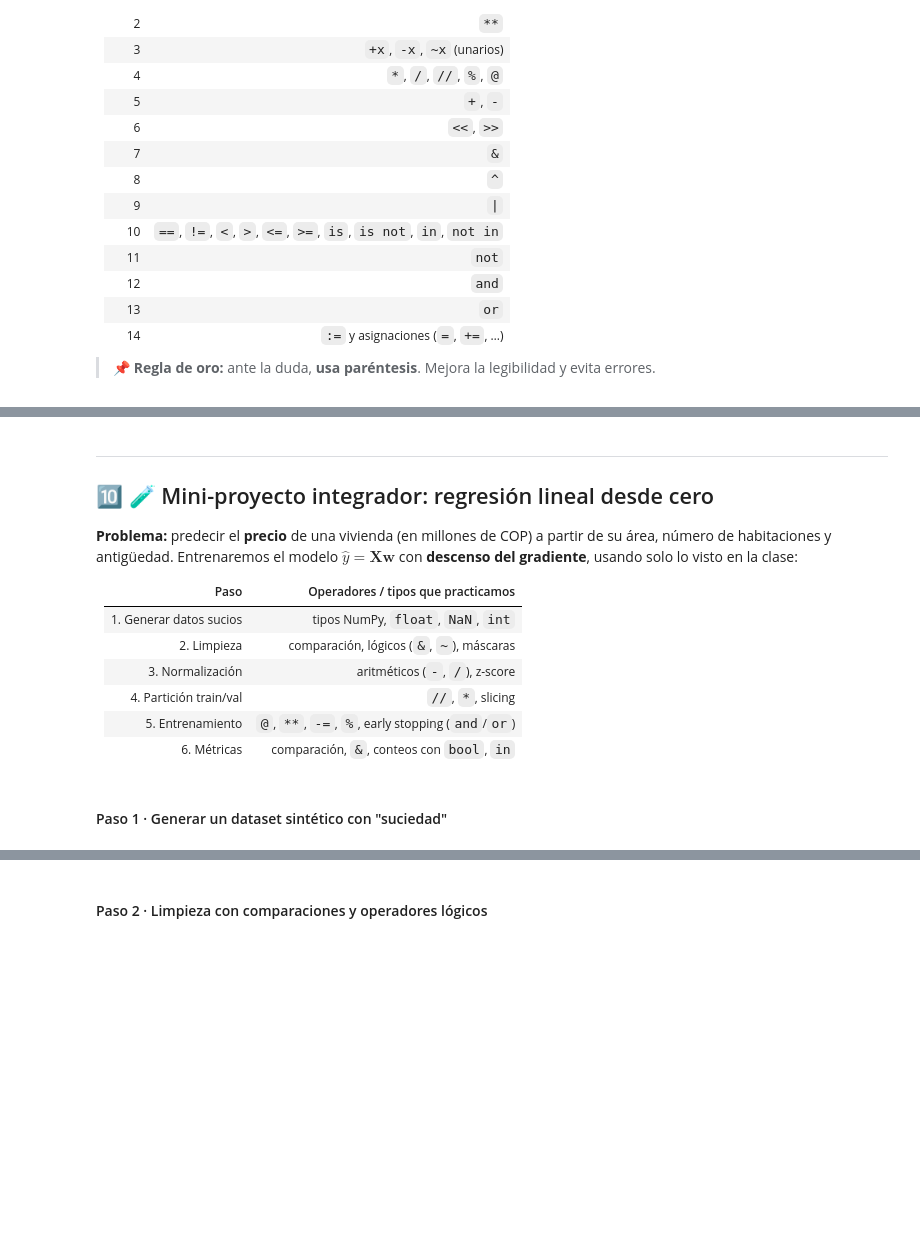
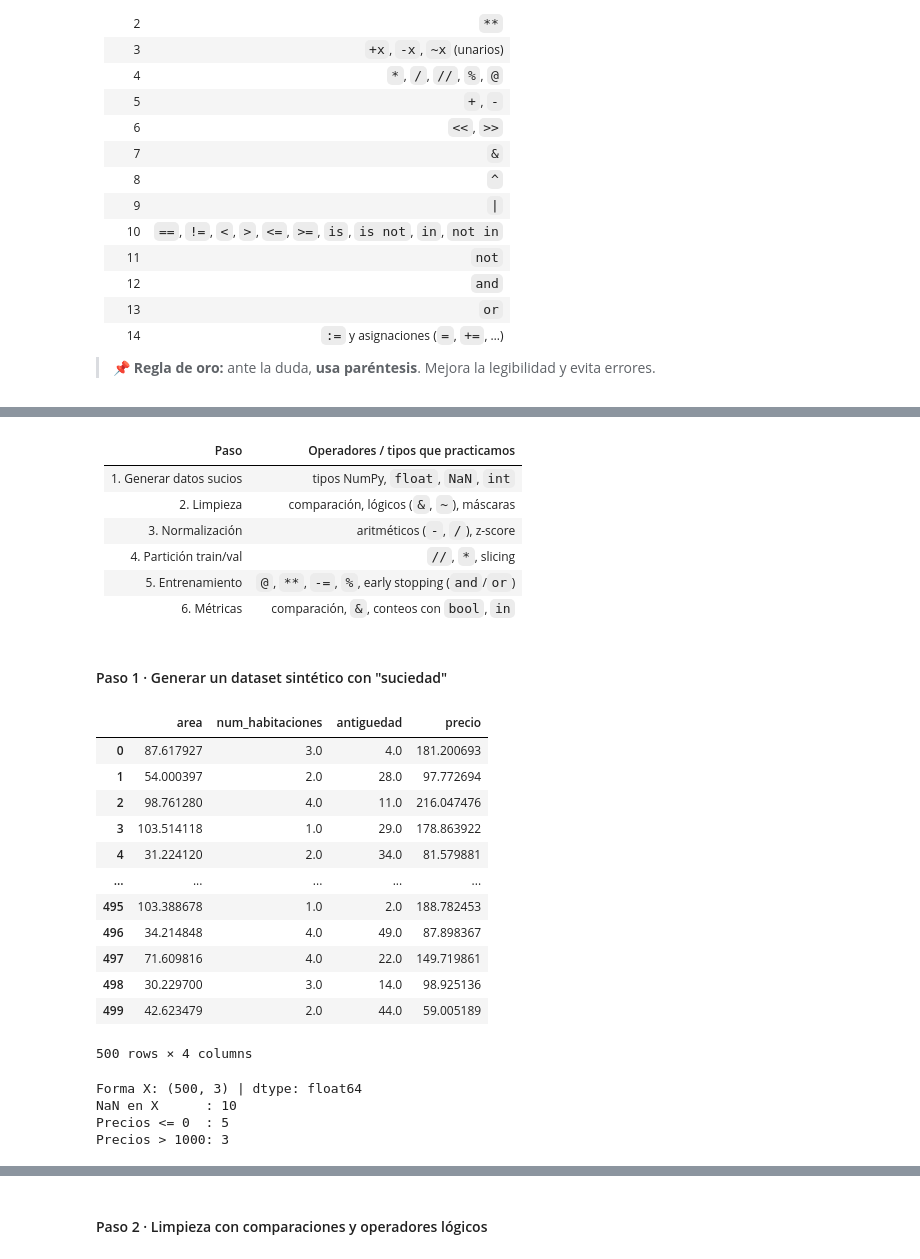
Before and after one commit to marco-canas/SIPIAD, a Jupyter notebook: 1_ciclo_formacion_python_ia_datos/2_clases/unidad1/2_Clase_02_Tipos_de_datos_y_operadores_IA.ipynb, the cells around one changed output, grey strips where cells are left out. Cells and saved outputs as stored; diff of their text form; code cells hidden in the pictures; blank space fills up the shorter version.

```diff
--- a/1_ciclo_formacion_python_ia_datos/2_clases/unidad1/2_Clase_02_Tipos_de_datos_y_operadores_IA.ipynb
+++ b/1_ciclo_formacion_python_ia_datos/2_clases/unidad1/2_Clase_02_Tipos_de_datos_y_operadores_IA.ipynb
@@ -839,9 +1067,4 @@ except ValueError:
 # %% [markdown]
----
-## 🔟 🧪 Mini-proyecto integrador: regresión lineal desde cero
-
-**Problema:** predecir el **precio** de una vivienda (en millones de COP) a partir de su área, número de habitaciones y antigüedad. Entrenaremos el modelo $\hat{y} = \mathbf{X}\mathbf{w}$ con **descenso del gradiente**, usando solo lo visto en la clase:
-
 | Paso | Operadores / tipos que practicamos |
 |---|---|
 | 1. Generar datos sucios | tipos NumPy, `float`, `NaN`, `int` |
@@ -852,3 +1075,16 @@ except ValueError:
 | 6. Métricas | comparación, `&`, conteos con `bool`, `in` |
 # %% [markdown]
 #### Paso 1 · Generar un dataset sintético con "suciedad"
+# %%
+n = 500 # número de instancias u observaciones
+import numpy as np
+# Semillas: la reproducibilidad es una obligación en ciencia de datos
+SEED = 42
+random.seed(SEED)
+rng = np.random.default_rng(SEED) # esta línea sirve para generar números
+#aleatorios reproducibles en NumPy
+
+area   = rng.normal(80, 25, n).clip(20, None)     # m²
+habit  = rng.integers(1, 6, n)                    # 1–5
+antig  = rng.integers(0, 50, n)                   # años
+ruido  = rng.normal(0, 10, n)
@@ -855,16 +1099,22 @@ except ValueError:
+# %%
+import pandas as pd
+df1 = pd.DataFrame(np.column_stack([X, y]), columns = ['area', 'num_habitaciones', 'antiguedad', 'precio'])
+df1
+# %% [output]
+|  | area | num_habitaciones | antiguedad | precio |
+| 0 | 87.617927 | 3.0 | 4.0 | 181.200693 |
+| 1 | 54.000397 | 2.0 | 28.0 | 97.772694 |
+| 2 | 98.761280 | 4.0 | 11.0 | 216.047476 |
+| 3 | 103.514118 | 1.0 | 29.0 | 178.863922 |
+| 4 | 31.224120 | 2.0 | 34.0 | 81.579881 |
+| ... | ... | ... | ... | ... |
+| 495 | 103.388678 | 1.0 | 2.0 | 188.782453 |
+| 496 | 34.214848 | 4.0 | 49.0 | 87.898367 |
+| 497 | 71.609816 | 4.0 | 22.0 | 149.719861 |
+| 498 | 30.229700 | 3.0 | 14.0 | 98.925136 |
+| 499 | 42.623479 | 2.0 | 44.0 | 59.005189 |
+500 rows × 4 columns
 # %%
-n = 500
-area   = rng.normal(80, 25, n).clip(20, None)     # m²
-habit  = rng.integers(1, 6, n)                    # 1–5
-antig  = rng.integers(0, 50, n)                   # años
-ruido  = rng.normal(0, 10, n)
-
-# Relación "verdadera" (desconocida para el modelo)
-precio = 1.5 * area + 12 * habit - 0.8 * antig + 20 + ruido
-
-X = np.column_stack([area, habit, antig]).astype(np.float64)
-y = precio.copy()
-
 # Ensuciamos los datos, como en la vida real
 X[rng.choice(n, 10, replace=False), 0] = np.nan       # 10 áreas faltantes
 y[rng.choice(n, 5, replace=False)]     = -999         # 5 precios imposibles (código de error)
@@ -875,3 +1125,8 @@ print("Forma X:", X.shape, "| dtype:", X.dtype)
 print("NaN en X      :", np.isnan(X).sum())
 print("Precios <= 0  :", (y <= 0).sum())
 print("Precios > 1000:", (y > 1000).sum())
+# %% [output]
+Forma X: (500, 3) | dtype: float64
+NaN en X      : 10
+Precios <= 0  : 5
+Precios > 1000: 3
```
Also changed, not shown: parts of 104 cells of this notebook, 8 other files.
